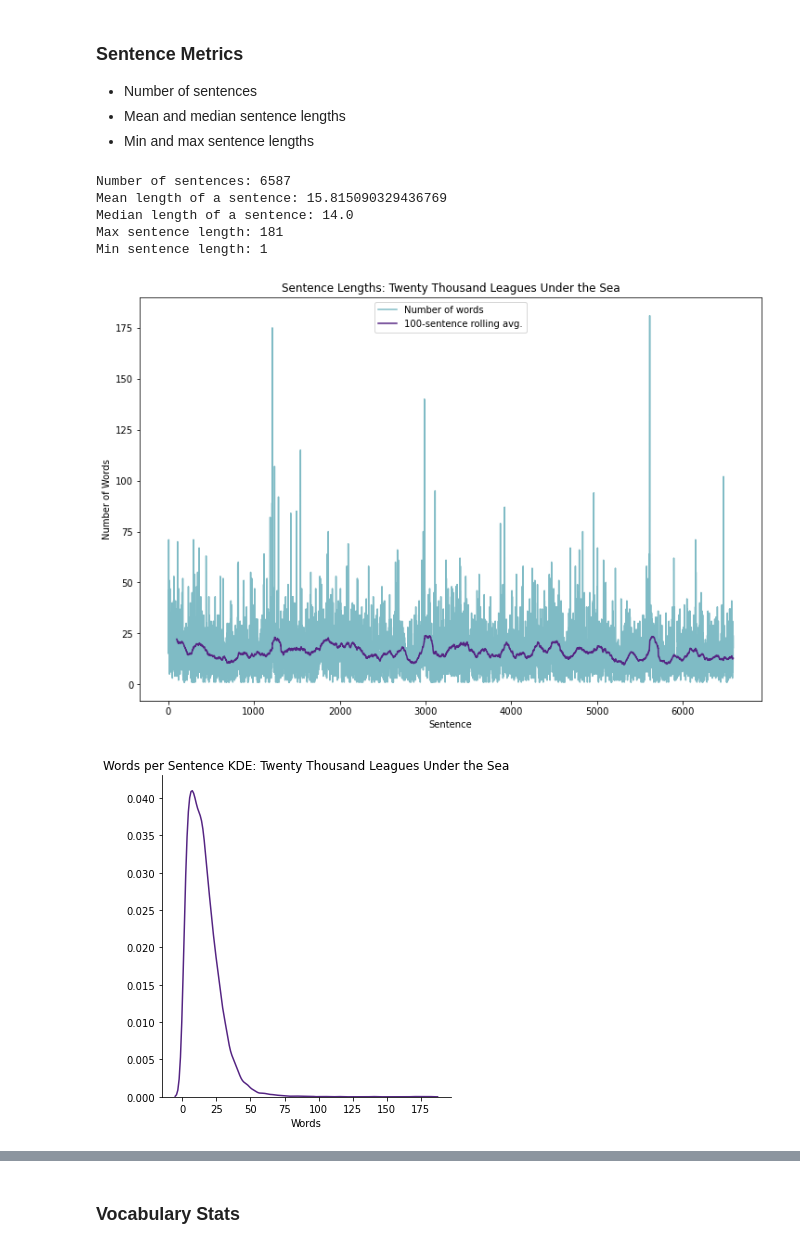
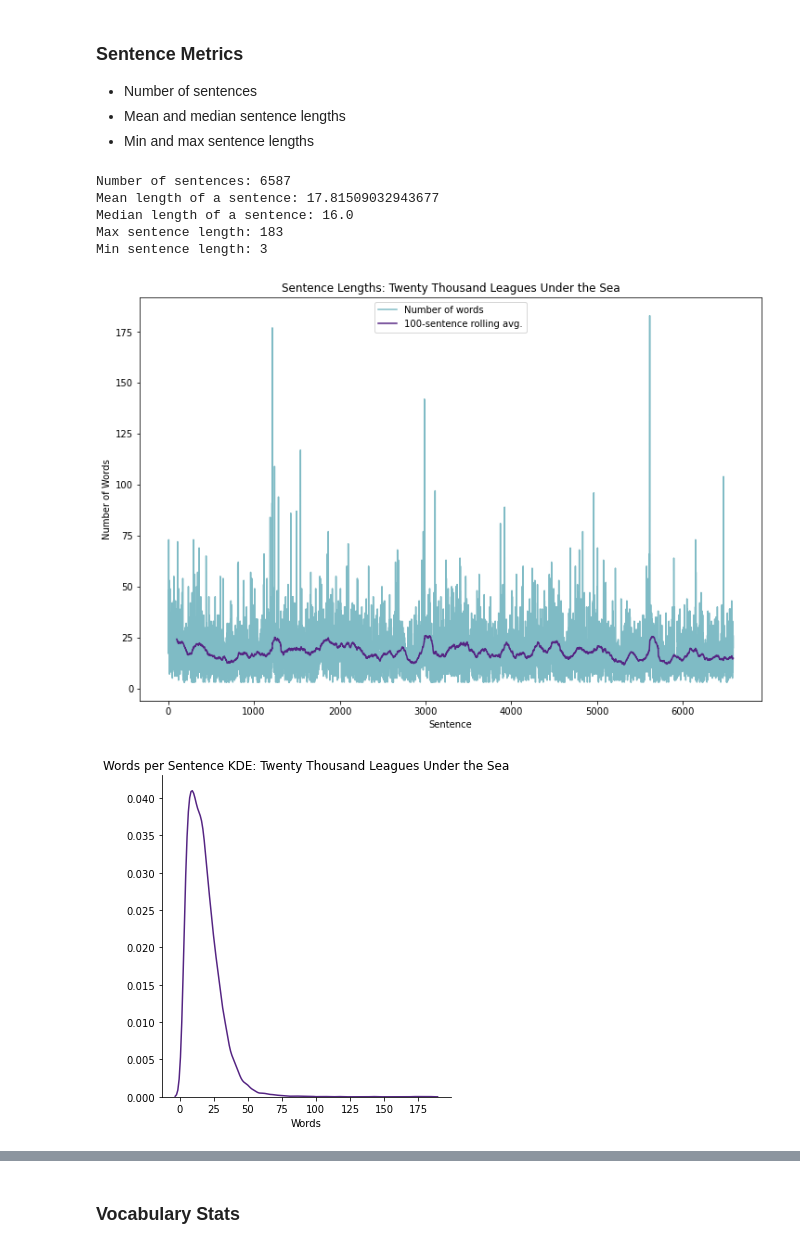
Before and after one commit to samar14641/ql-vocab-nets, a Jupyter notebook: quantitative_linguistics.ipynb, the cells around one changed output, grey strips where cells are left out. Cells and saved outputs as stored; diff of their text form; code cells hidden in the pictures.

Commit message:
re-run to include sentence markers

```diff
--- a/quantitative_linguistics.ipynb
+++ b/quantitative_linguistics.ipynb
@@ -77,13 +76,13 @@ def sentence_metrics(sentences: list, name, minus = 2) -> None:
     plt.show()
     plt.close()
 # %%
-sentence_metrics(ttl_sents, ttl_title)
+sentence_metrics(ttl_sents, ttl_title, minus = 0)
 # %% [output]
 Number of sentences: 6587
-Mean length of a sentence: 15.815090329436769
-Median length of a sentence: 14.0
-Max sentence length: 181
-Min sentence length: 1
+Mean length of a sentence: 17.81509032943677
+Median length of a sentence: 16.0
+Max sentence length: 183
+Min sentence length: 3
-[figure, old version]
+[figure, new version]
-[figure, old version]
+[figure, new version]
 # %%
```
Also changed, not shown: parts of 15 cells of this notebook.
